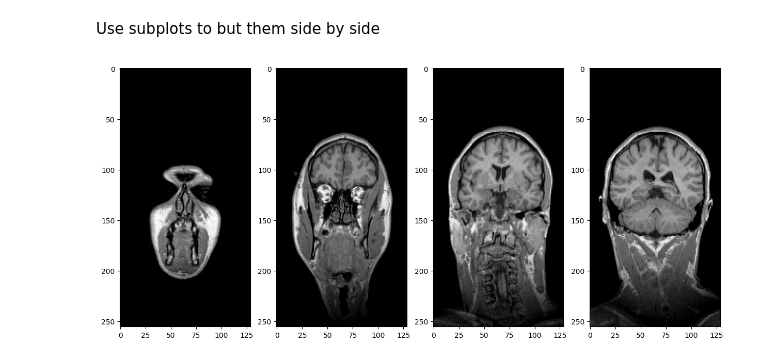
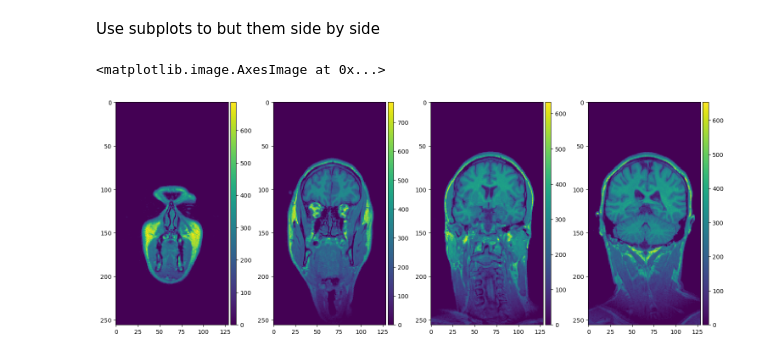
Before and after one commit to clEsperanto/pyclesperanto, a Jupyter notebook: demos/basics/inspecting_3d_images.ipynb, the cells around one changed output. Drawn from its saved outputs; the diff is of its cells as text; code cells hidden in the pictures.

```diff
--- a/demos/basics/inspecting_3d_images.ipynb
+++ b/demos/basics/inspecting_3d_images.ipynb
@@ -169,9 +155,10 @@ cle.imshow(transposed_image[98])
 Use subplots to but them side by side
 # %%
 fig, axs = plt.subplots(1, 4, figsize=(15, 7))
-cle.imshow(transposed_image[75], plot=axs[0])
-cle.imshow(transposed_image[100], plot=axs[1])
-cle.imshow(transposed_image[125], plot=axs[2])
-cle.imshow(transposed_image[150], plot=axs[3])
+imshow(transposed_image[75], ax=axs[0])
+imshow(transposed_image[100], ax=axs[1])
+imshow(transposed_image[125], ax=axs[2])
+imshow(transposed_image[150], ax=axs[3])
 # %% [output]
+<matplotlib.image.AxesImage at 0x...>
-[figure, old version]
+[figure, new version]
```
Also changed, not shown: parts of 9 cells of this notebook, 15 other files.
